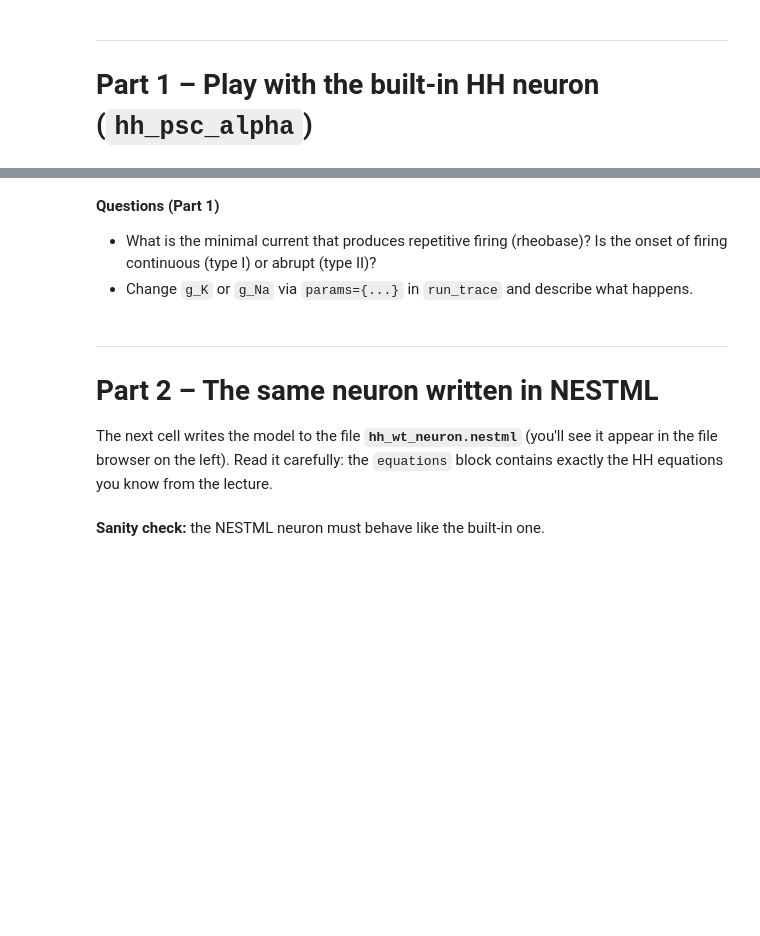
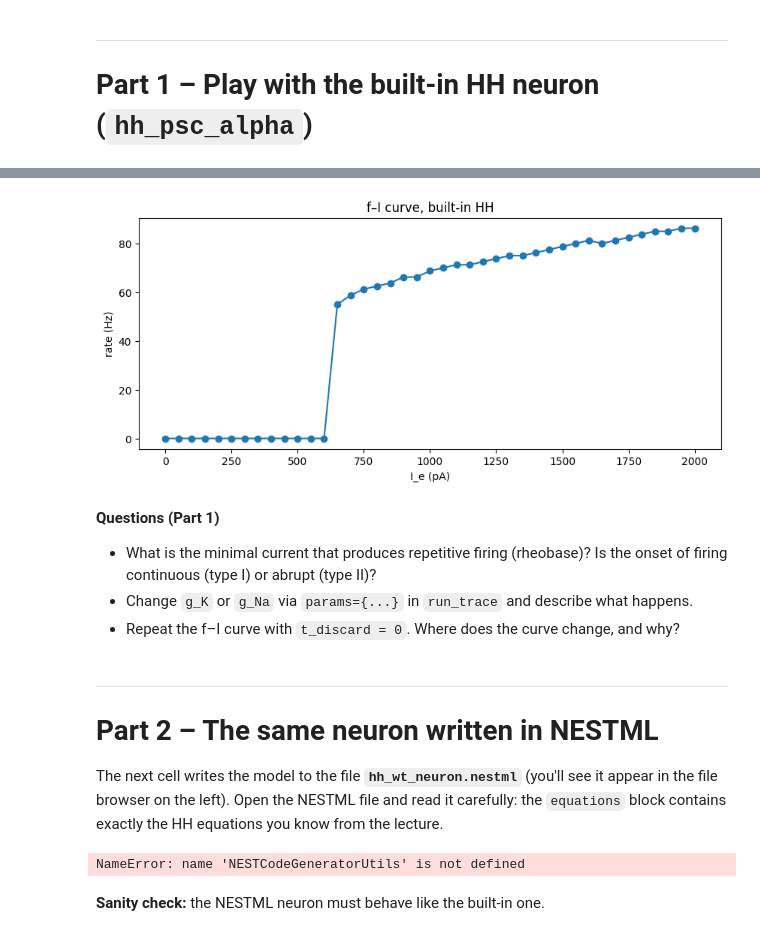
Before and after one commit to near-nes/neuroengineering_course, a Jupyter notebook: 2_Computational Neuroscience/HH_NESTML_exercise.ipynb, the cells around one changed output, grey strips where cells are left out. Drawn from its saved outputs; the diff is of its cells as text; code cells hidden in the pictures; blank space fills up the shorter version.

```diff
--- a/2_Computational Neuroscience/HH_NESTML_exercise.ipynb
+++ b/2_Computational Neuroscience/HH_NESTML_exercise.ipynb
@@ -64,15 +104,38 @@ plt.show()
 # %%
 currents = np.arange(0., 2001., 50.)
-rate_builtin = fi_curve("hh_psc_alpha", currents)
+t_sim, t_discard = 1000., 200.
+
+nest.ResetKernel()
+nest.set_verbosity("M_WARNING")
+
+pop = nest.Create("hh_psc_alpha", len(currents))
+pop.I_e = list(currents)
+
+sr = nest.Create("spike_recorder")
+
+nest.Connect(pop, sr)
+
+nest.Simulate(t_sim)
+
+senders = sr.get("events")["senders"]
+times = sr.get("events")["times"]
+rate_builtin = [np.sum((senders == gid) & (times > t_discard)) / ((t_sim - t_discard) / 1000.)
+                for gid in pop.tolist()]
+
+plt.figure(figsize=(10, 4))
 plt.plot(currents, rate_builtin, "o-")
 plt.xlabel("I_e (pA)"); plt.ylabel("rate (Hz)"); plt.title("f–I curve, built-in HH")
+
 plt.show()
+# %% [output]
+[figure, added]
 # %% [markdown]
 **Questions (Part 1)**
 - What is the minimal current that produces repetitive firing (rheobase)? Is the onset of firing continuous (type I) or abrupt (type II)?
 - Change `g_K` or `g_Na` via `params={...}` in `run_trace` and describe what happens.
+- Repeat the f–I curve with `t_discard = 0`. Where does the curve change, and why?
 # %% [markdown]
 ---
 # Part 2 – The same neuron written in NESTML
 
-The next cell writes the model to the file **`hh_wt_neuron.nestml`** (you'll see it appear in the file browser on the left). Read it carefully: the `equations` block contains exactly the HH equations you know from the lecture.
+The next cell writes the model to the file **`hh_wt_neuron.nestml`** (you'll see it appear in the file browser on the left). Open the NESTML file and read it carefully: the `equations` block contains exactly the HH equations you know from the lecture.
@@ -134,7 +142,11 @@ model hh_wt_neuron:
 # %%
 # Generate C++ code, compile it and load it into NEST (takes ~1 minute)
-wt_module, wt_model = NESTCodeGeneratorUtils.generate_code_for(open("hh_wt_neuron.nestml").read())
-nest.Install(wt_module)
+wt_module, wt_model = NESTCodeGeneratorUtils.generate_code_for(open("hh_psc_alpha_neuron.nestml").read())
+installed_modules.append(wt_module)
+nest.ResetKernel()
+nest.set_verbosity("M_WARNING")
 print("Model available in NEST as:", wt_model)
+# %% [output]
+NameError: name 'NESTCodeGeneratorUtils' is not defined
 # %% [markdown]
 **Sanity check:** the NESTML neuron must behave like the built-in one.
```
Also changed, not shown: parts of 15 cells of this notebook.
